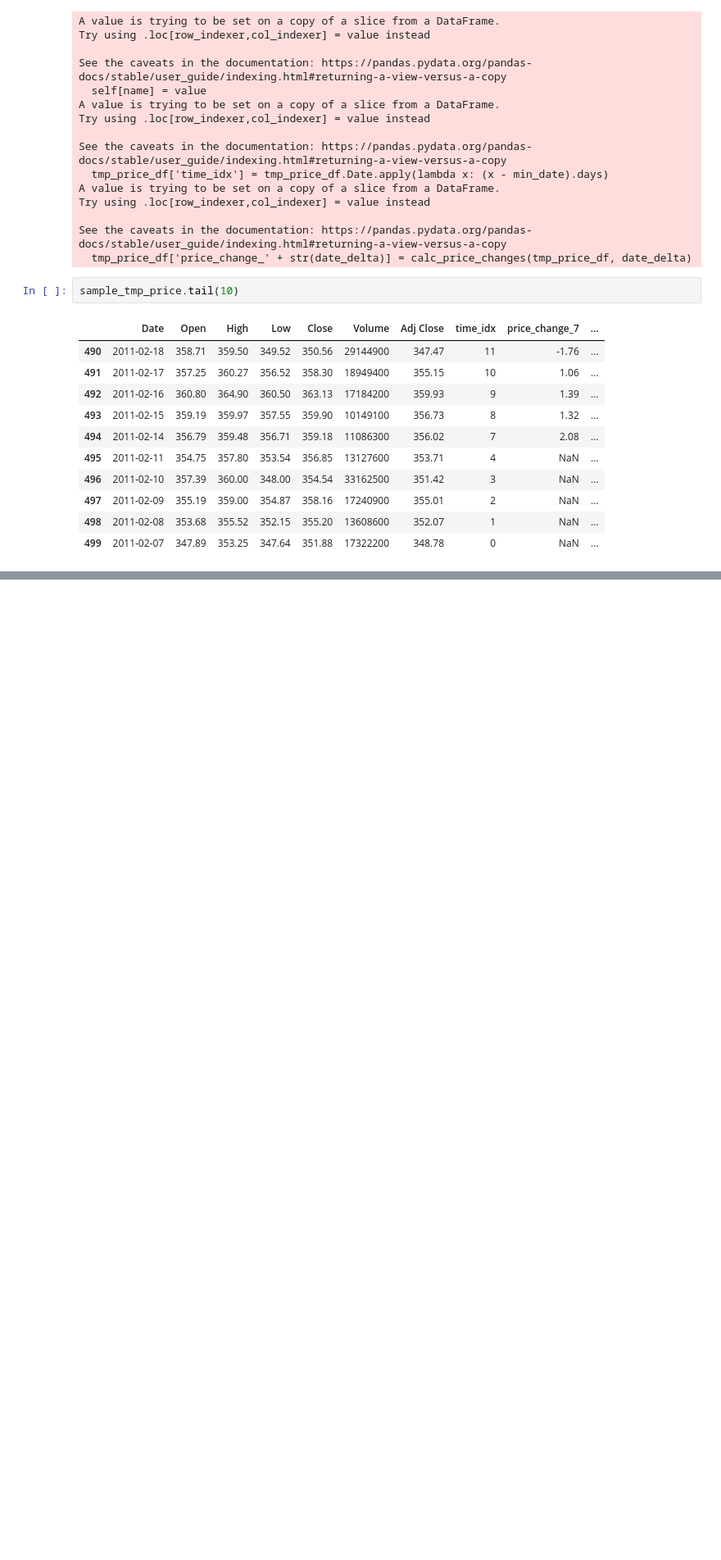
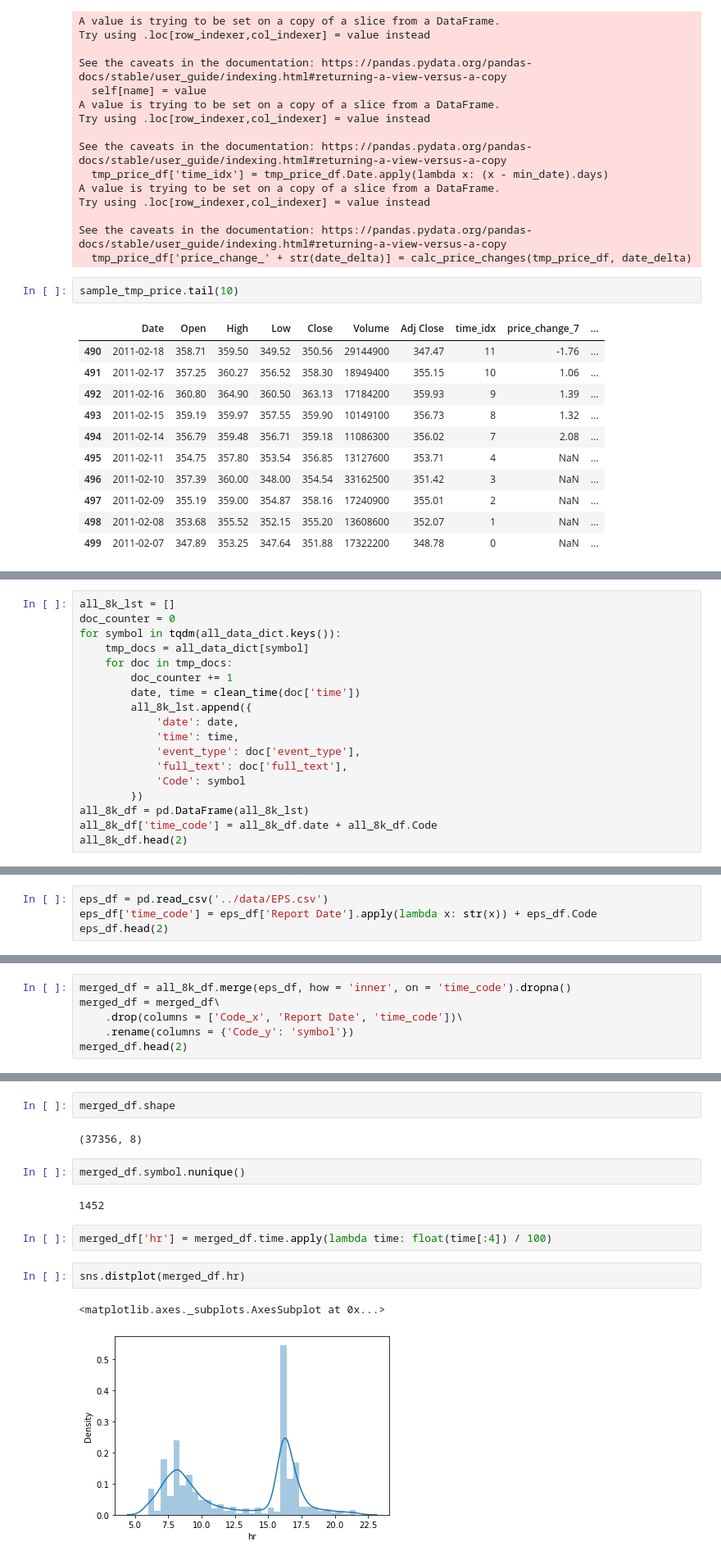
Before and after one commit to shy218/dsc180-project, a Jupyter notebook: notebooks/1-joey-data-preprocessing.ipynb, the cells around one changed output, grey strips where cells are left out. Shown at 82% size. Saved outputs shown, nothing was run; the diff lists cells and outputs as text; blank space fills up the shorter version.

```diff
--- a/notebooks/1-joey-data-preprocessing-8k-price.ipynb
+++ b/notebooks/1-joey-data-preprocessing.ipynb
@@ -140,0 +160,18 @@ sample_tmp_price.tail(10)
+# %%
+all_8k_lst = []
+doc_counter = 0
+for symbol in tqdm(all_data_dict.keys()):
+    tmp_docs = all_data_dict[symbol]
+    for doc in tmp_docs:
+        doc_counter += 1
+        date, time = clean_time(doc['time'])
+        all_8k_lst.append({
+            'date': date,
+            'time': time,
+            'event_type': doc['event_type'],
+            'full_text': doc['full_text'],
+            'Code': symbol
+        })
+all_8k_df = pd.DataFrame(all_8k_lst)
+all_8k_df['time_code'] = all_8k_df.date + all_8k_df.Code
+all_8k_df.head(2)
@@ -140,0 +186,4 @@ sample_tmp_price.tail(10)
+# %%
+eps_df = pd.read_csv('../data/EPS.csv')
+eps_df['time_code'] = eps_df['Report Date'].apply(lambda x: str(x)) + eps_df.Code
+eps_df.head(2)
@@ -140,0 +194,6 @@ sample_tmp_price.tail(10)
+# %%
+merged_df = all_8k_df.merge(eps_df, how = 'inner', on = 'time_code').dropna()
+merged_df = merged_df\
+    .drop(columns = ['Code_x', 'Report Date', 'time_code'])\
+    .rename(columns = {'Code_y': 'symbol'})
+merged_df.head(2)
@@ -140,0 +204,15 @@ sample_tmp_price.tail(10)
+# %%
+merged_df.shape
+# %% [output]
+(37356, 8)
+# %%
+merged_df.symbol.nunique()
+# %% [output]
+1452
+# %%
+merged_df['hr'] = merged_df.time.apply(lambda time: float(time[:4]) / 100)
+# %%
+sns.distplot(merged_df.hr)
+# %% [output]
+<matplotlib.axes._subplots.AxesSubplot at 0x...>
+[figure, added]
```
Also changed, not shown: parts of 24 cells of this notebook, 3 other files.
